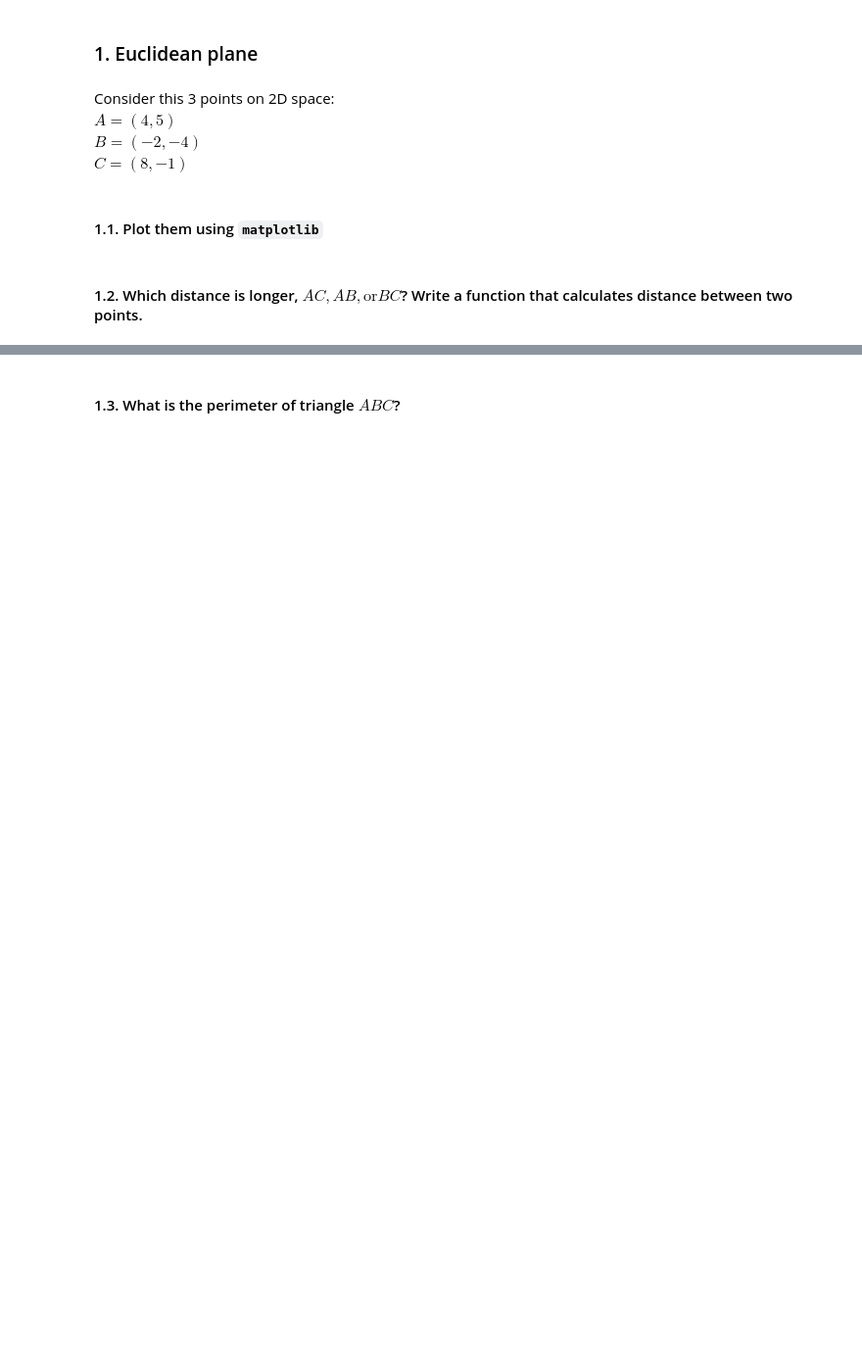
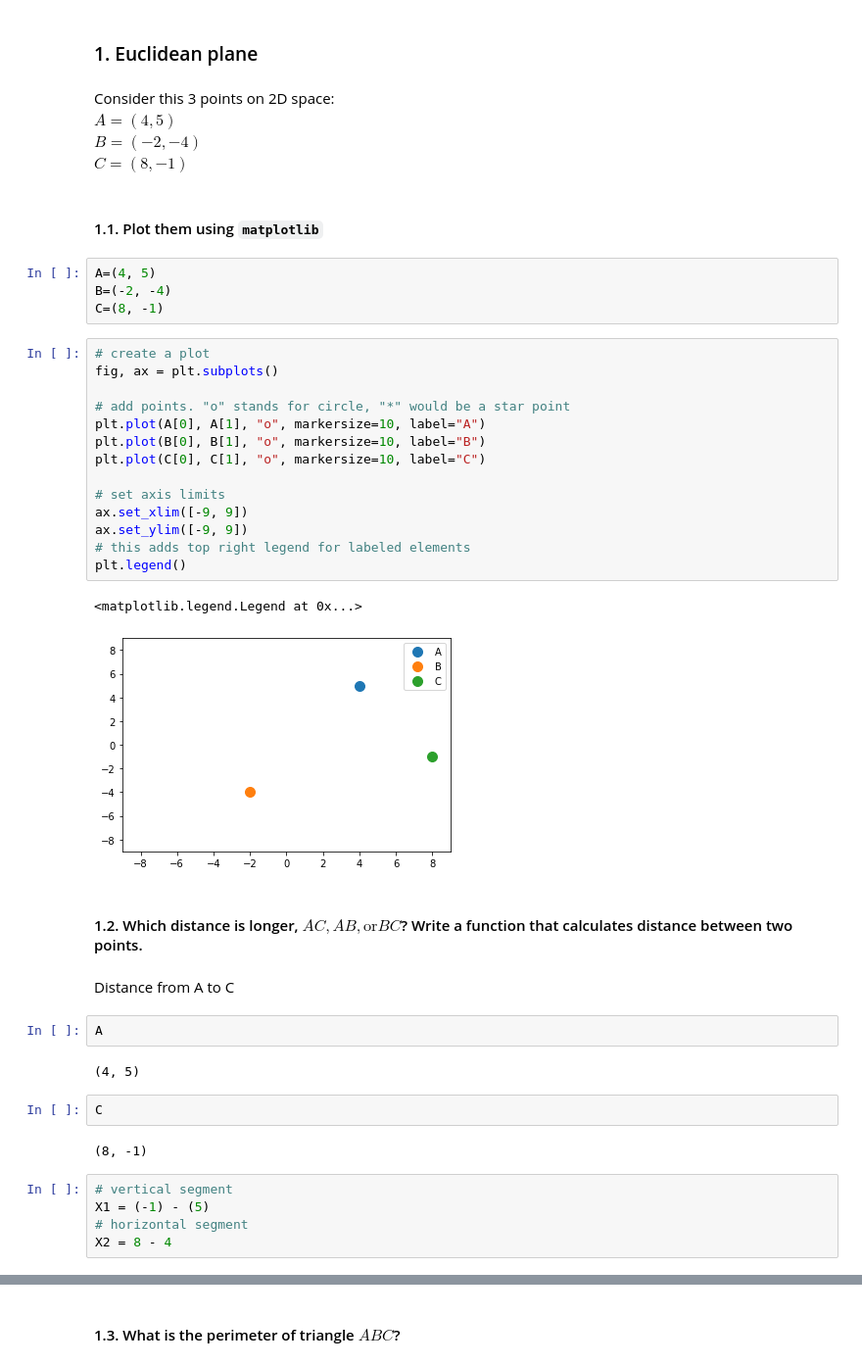
Before and after one commit to Ironhack-Data-Madrid-Marzo-2021/lab-math-refresher, a Jupyter notebook: your-code/main.ipynb, the cells around one changed output, grey strips where cells are left out. Shown: that part at 98% size. Cells and saved outputs as stored; diff of their text form; blank space fills up the shorter version.

```diff
--- a/your-code/main.ipynb
+++ b/your-code/main.ipynb
@@ -11,5 +12,41 @@ $B=(-2, -4)$
 $C=(8, -1)$
 # %% [markdown]
 #### 1.1. Plot them using `matplotlib`
+# %%
+A=(4, 5)
+B=(-2, -4)
+C=(8, -1)
+# %%
+# create a plot
+fig, ax = plt.subplots()
+
+# add points. "o" stands for circle, "*" would be a star point
+plt.plot(A[0], A[1], "o", markersize=10, label="A")
+plt.plot(B[0], B[1], "o", markersize=10, label="B")
+plt.plot(C[0], C[1], "o", markersize=10, label="C")
+
+# set axis limits
+ax.set_xlim([-9, 9])
+ax.set_ylim([-9, 9])
+# this adds top right legend for labeled elements
+plt.legend()
+# %% [output]
+<matplotlib.legend.Legend at 0x...>
+[figure, added]
 # %% [markdown]
 #### 1.2. Which distance is longer, $AC, AB, \text{or} BC$? Write a function that calculates distance between two points.
+# %% [markdown]
+Distance from A to C
+# %%
+A
+# %% [output]
+(4, 5)
+# %%
+C
+# %% [output]
+(8, -1)
+# %%
+# vertical segment
+X1 = (-1) - (5)
+# horizontal segment
+X2 = 8 - 4
```
Also changed, not shown: parts of 71 cells of this notebook.
